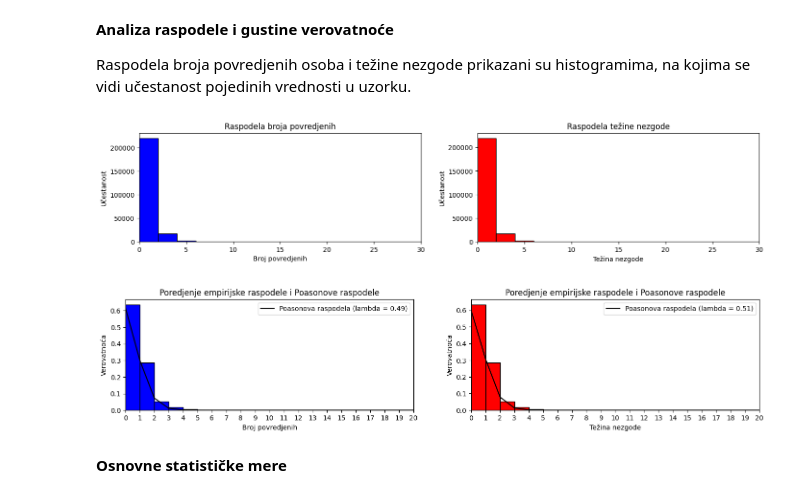
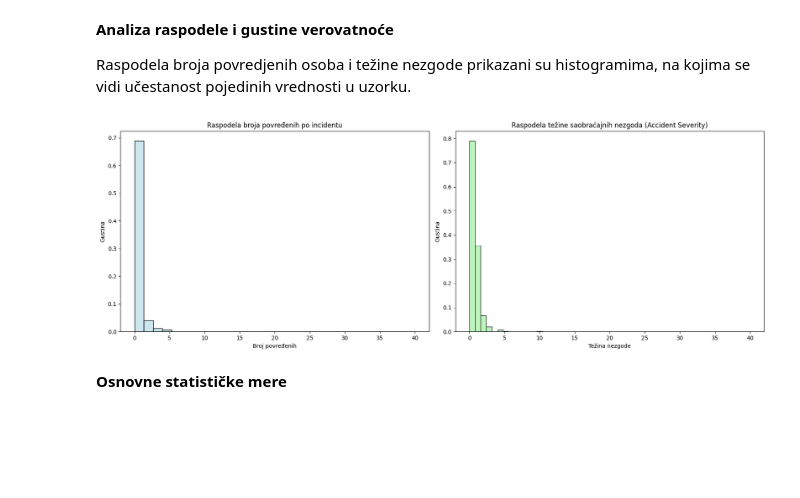
Before and after one commit to djordjeviiccmilos/Data_Analisys, a Jupyter notebook: MilosDjordjevic137RN.ipynb, the cells around one changed output. Saved outputs shown, nothing was run; the diff lists cells and outputs as text; code cells hidden in the pictures; blank space fills up the shorter version.

```diff
--- a/MilosDjordjevic137RN.ipynb
+++ b/MilosDjordjevic137RN.ipynb
@@ -142,66 +142,25 @@ U ovom poglavlju su analizirane osnovne statističke karakteristike podataka vez
 
 Raspodela broja povredjenih osoba i težine nezgode prikazani su histogramima, na kojima se vidi učestanost pojedinih vrednosti u uzorku.
 # %%
-plt.figure(figsize=(17, 3))
+plt.figure(figsize=(17, 6))
 
 plt.subplot(1, 2, 1)
-plt.hist(dataset["Persons Injured"], bins = 20, color = "blue", edgecolor = "black")
-plt.title("Raspodela broja povredjenih")
-plt.xlabel("Broj povredjenih")
-plt.xlim(0, 30)
-plt.ylabel("Učestanost")
+sb.histplot(dataset["Persons Injured"], bins=30, stat="density", color="lightblue", alpha=0.6)
+plt.title("Raspodela broja povređenih po incidentu")
+plt.xlabel("Broj povređenih")
+plt.ylabel("Gustina")
 
 
 plt.subplot(1, 2, 2)
-plt.hist(dataset["Accident Severity"], bins = 20, color = "red", edgecolor = "black")
-plt.title("Raspodela težine nezgode")
+sb.histplot(dataset["Accident Severity"], bins=50, stat="density", color="lightgreen", alpha=0.6)
+plt.title("Raspodela težine saobraćajnih nezgoda (Accident Severity)")
 plt.xlabel("Težina nezgode")
-plt.xlim(0, 30)
-plt.ylabel("Učestanost")
+plt.ylabel("Gustina")
 
+plt.tight_layout()
 plt.show()
 # %% [output]
-[figure, old version]
+[figure, new version]
-# %%
-persons_injured = dataset["Persons Injured"]
-accident_severity = dataset["Accident Severity"]
-
-lambda_persons_injured = persons_injured.mean()
-
-lambda_accident_severity = accident_severity.mean()
-
-x_persons_injured = np.arange(0, persons_injured.max() + 1)
-x_accident_severity = np.arange(0, accident_severity.max() + 1)
-
-poisson_persons_injured = poisson.pmf(x_persons_injured, mu = lambda_persons_injured)
-poisson_accident_severity = poisson.pmf(x_accident_severity, mu = lambda_accident_severity)
-
-
-plt.figure(figsize=(17, 3))
-
-plt.subplot(1, 2, 1)
-plt.hist(persons_injured, bins= range(0, int(persons_injured.max()) + 2), density = True, color = "blue", edgecolor = "black")
-plt.plot(x_persons_injured, poisson_persons_injured, label=f"Poasonova raspodela (lambda = {lambda_persons_injured:.2f})", color = "black")
-plt.xlabel("Broj povredjenih")
-plt.xlim(0, 20)
-plt.xticks(np.arange(0, 21, 1))
-plt.ylabel("Verovatnoća")
-plt.title("Poredjenje empirijske raspodele i Poasonove raspodele")
-plt.legend()
-
-plt.subplot(1, 2, 2)
-plt.hist(accident_severity, bins= 40, density = True, color = "red", edgecolor = "black")
-plt.plot(x_accident_severity, poisson_accident_severity, label=f"Poasonova raspodela (lambda = {lambda_accident_severity:.2f})", color = "black")
-plt.xlabel("Težina nezgode")
-plt.xlim(0, 20)
-plt.xticks(np.arange(0, 21, 1))
-plt.ylabel("Verovatnoća")
-plt.title("Poredjenje empirijske raspodele i Poasonove raspodele")
-plt.legend()
-
-plt.show()
-# %% [output]
-[figure, removed]
 # %% [markdown]
 **Osnovne statističke mere**
 # %%
```
